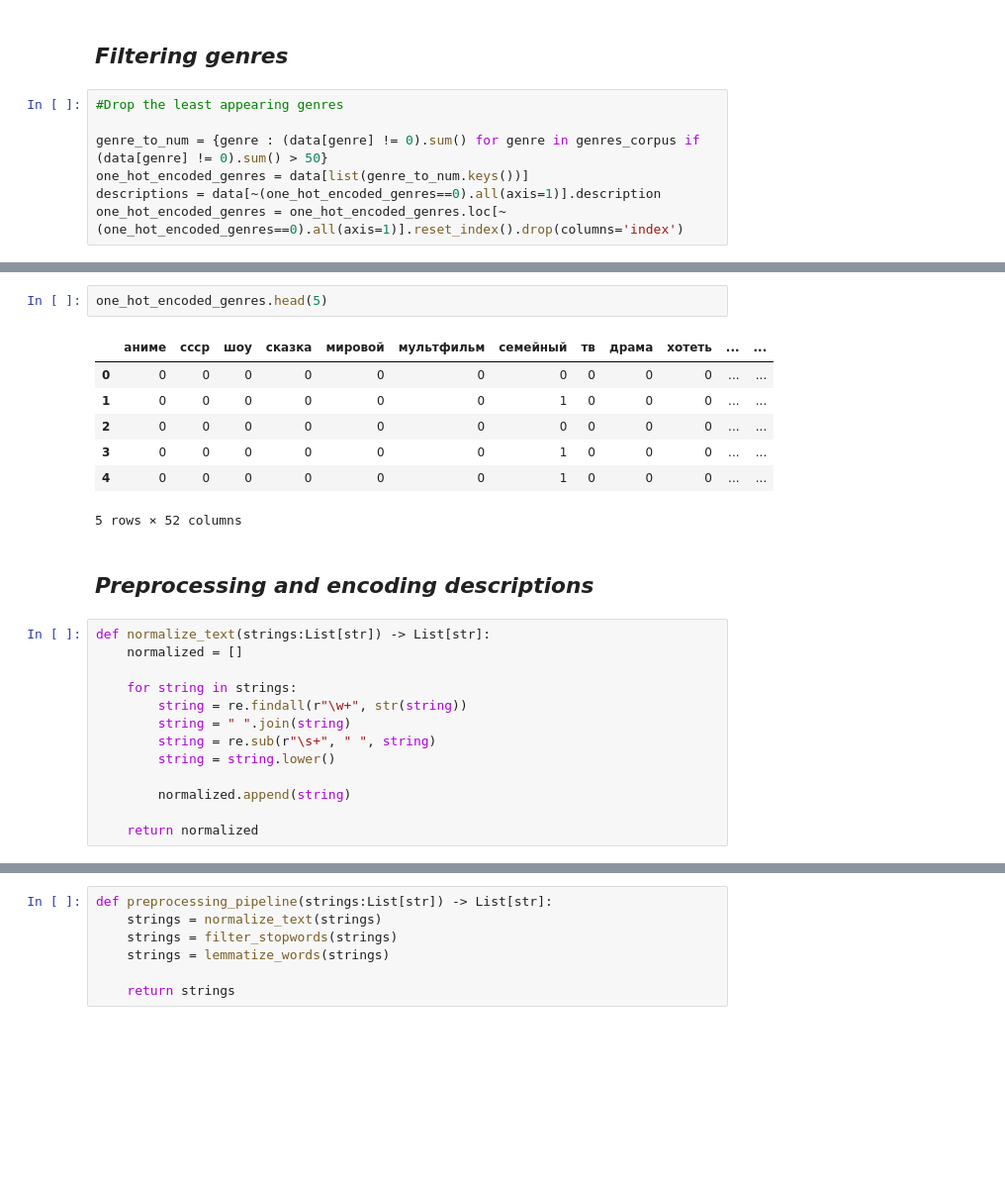
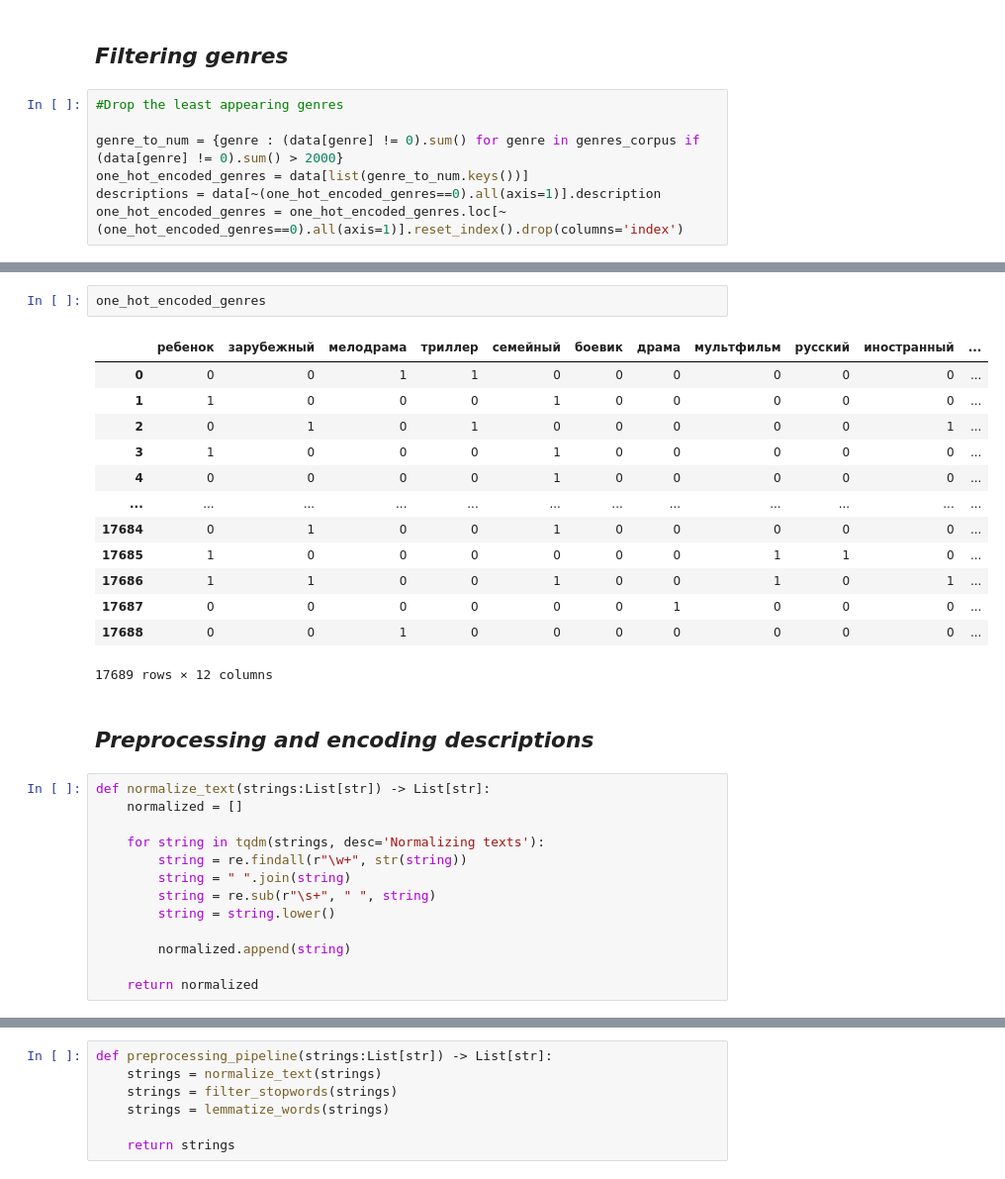
Before and after one commit to daniildiveev/ml-course-shad, a Jupyter notebook: 6th-homework/movie clusterisation.ipynb, the cells around one changed output, grey strips where cells are left out. Shown at 99% size. Saved outputs shown, nothing was run; the diff lists cells and outputs as text; blank space fills up the shorter version.

```diff
--- a/6th-homework/movie clusterisation.ipynb
+++ b/6th-homework/movie clusterisation.ipynb
@@ -80,7 +86,7 @@ data.head(10)
 # %%
 #Drop the least appearing genres
 
-genre_to_num = {genre : (data[genre] != 0).sum() for genre in genres_corpus if (data[genre] != 0).sum() > 50}
+genre_to_num = {genre : (data[genre] != 0).sum() for genre in genres_corpus if (data[genre] != 0).sum() > 2000}
 one_hot_encoded_genres = data[list(genre_to_num.keys())]
 descriptions = data[~(one_hot_encoded_genres==0).all(axis=1)].description
 one_hot_encoded_genres = one_hot_encoded_genres.loc[~(one_hot_encoded_genres==0).all(axis=1)].reset_index().drop(columns='index')
@@ -87,20 +108,26 @@ one_hot_encoded_genres = one_hot_encoded_genres.loc[~(one_hot_encoded_genres==0)
 # %%
-one_hot_encoded_genres.head(5)
+one_hot_encoded_genres
 # %% [output]
-|  | аниме | ссср | шоу | сказка | мировой | мультфильм | семейный | тв | драма | хотеть | ... | ... |
-| 0 | 0 | 0 | 0 | 0 | 0 | 0 | 0 | 0 | 0 | 0 | ... | ... |
-| 1 | 0 | 0 | 0 | 0 | 0 | 0 | 1 | 0 | 0 | 0 | ... | ... |
-| 2 | 0 | 0 | 0 | 0 | 0 | 0 | 0 | 0 | 0 | 0 | ... | ... |
-| 3 | 0 | 0 | 0 | 0 | 0 | 0 | 1 | 0 | 0 | 0 | ... | ... |
-| 4 | 0 | 0 | 0 | 0 | 0 | 0 | 1 | 0 | 0 | 0 | ... | ... |
+|  | ребенок | зарубежный | мелодрама | триллер | семейный | боевик | драма | мультфильм | русский | иностранный | ... |
+| 0 | 0 | 0 | 1 | 1 | 0 | 0 | 0 | 0 | 0 | 0 | ... |
+| 1 | 1 | 0 | 0 | 0 | 1 | 0 | 0 | 0 | 0 | 0 | ... |
+| 2 | 0 | 1 | 0 | 1 | 0 | 0 | 0 | 0 | 0 | 1 | ... |
+| 3 | 1 | 0 | 0 | 0 | 1 | 0 | 0 | 0 | 0 | 0 | ... |
+| 4 | 0 | 0 | 0 | 0 | 1 | 0 | 0 | 0 | 0 | 0 | ... |
+| ... | ... | ... | ... | ... | ... | ... | ... | ... | ... | ... | ... |
+| 17684 | 0 | 1 | 0 | 0 | 1 | 0 | 0 | 0 | 0 | 0 | ... |
+| 17685 | 1 | 0 | 0 | 0 | 0 | 0 | 0 | 1 | 1 | 0 | ... |
+| 17686 | 1 | 1 | 0 | 0 | 1 | 0 | 0 | 1 | 0 | 1 | ... |
+| 17687 | 0 | 0 | 0 | 0 | 0 | 0 | 1 | 0 | 0 | 0 | ... |
+| 17688 | 0 | 0 | 1 | 0 | 0 | 0 | 0 | 0 | 0 | 0 | ... |
-5 rows × 52 columns
+17689 rows × 12 columns
 # %% [markdown]
 ## *Preprocessing and encoding descriptions*
 # %%
 def normalize_text(strings:List[str]) -> List[str]:
     normalized = []
 
-    for string in strings:
+    for string in tqdm(strings, desc='Normalizing texts'):
         string = re.findall(r"\w+", str(string))
         string = " ".join(string)
         string = re.sub(r"\s+", " ", string)
```
Also changed, not shown: parts of 29 cells of this notebook.
